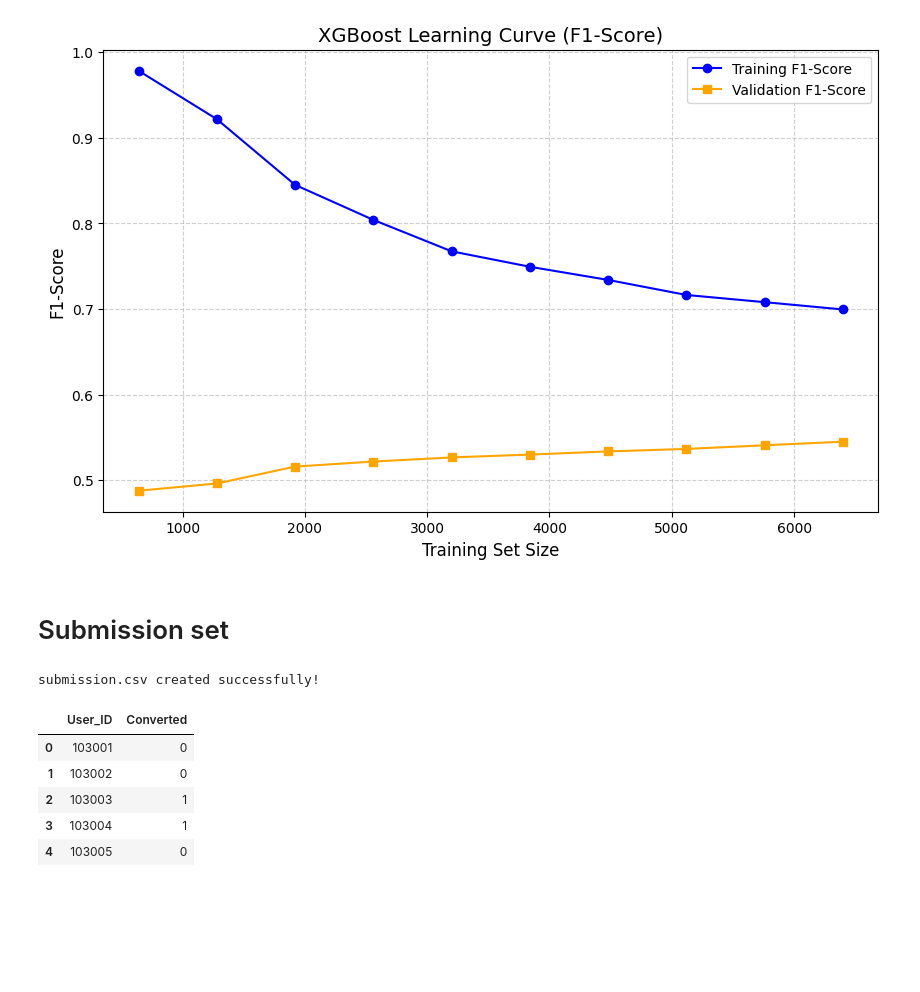
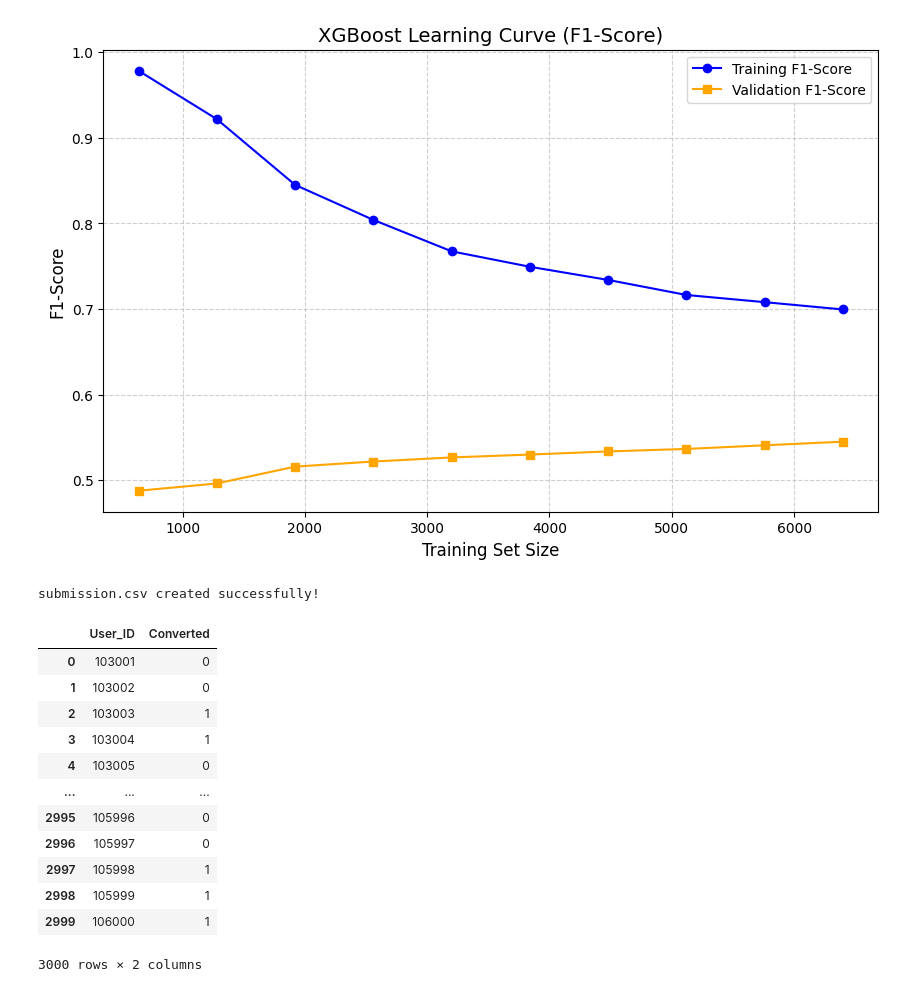
Before and after one commit to navamikhatmode/E-Commerce-Conversion-Prediction, a Jupyter notebook: notebook (2).ipynb, the cells around one changed output. Drawn from its saved outputs; the diff is of its cells as text; code cells hidden in the pictures; blank space fills up the shorter version.

```diff
--- a/notebook (2).ipynb
+++ b/notebook (2).ipynb
@@ -413,25 +409,30 @@ plt.grid(True, linestyle='--', alpha=0.6)
 plt.show()
 # %% [output]
 [figure]
-# %% [markdown]
-# Submission set
 # %%
 predictions = model.predict(X_private_final)
 submission = pd.DataFrame(
     {
         "User_ID" : private_test['User_ID'],
         "Converted" : predictions
     }
 )
 submission.to_csv("submission.csv", index=False)
 
 print("submission.csv created successfully!")
-submission.head()
+submission.head(3000)
 # %% [output]
 submission.csv created successfully!
 |  | User_ID | Converted |
 | 0 | 103001 | 0 |
 | 1 | 103002 | 0 |
 | 2 | 103003 | 1 |
 | 3 | 103004 | 1 |
 | 4 | 103005 | 0 |
+| ... | ... | ... |
+| 2995 | 105996 | 0 |
+| 2996 | 105997 | 0 |
+| 2997 | 105998 | 1 |
+| 2998 | 105999 | 1 |
+| 2999 | 106000 | 1 |
+3000 rows × 2 columns
```
Also changed, not shown: parts of 2 cells of this notebook.
